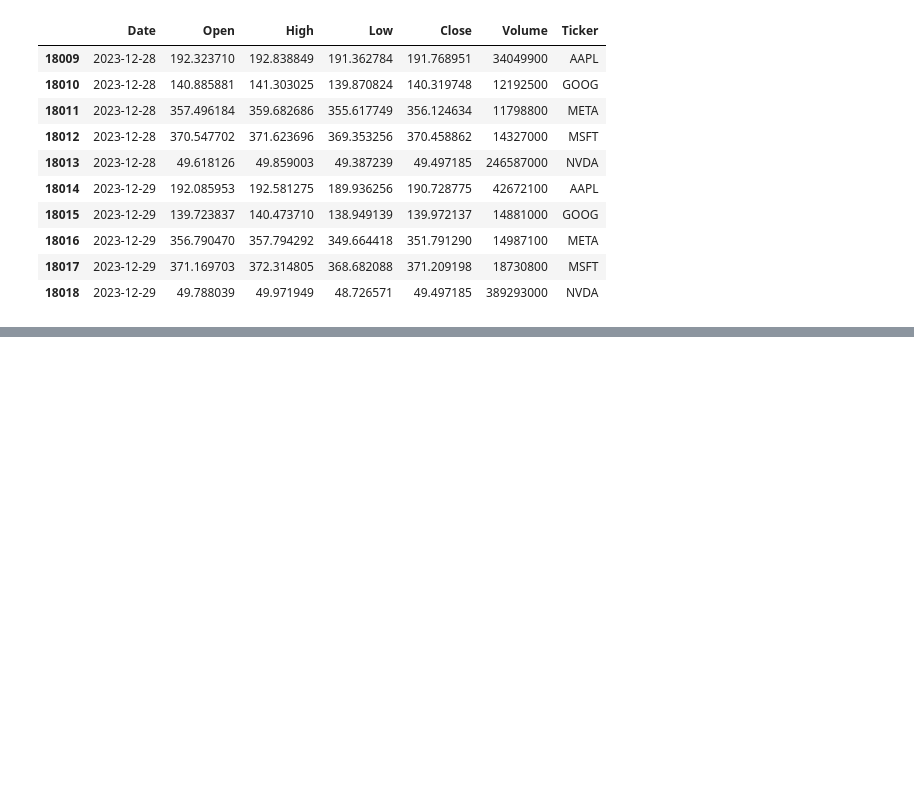
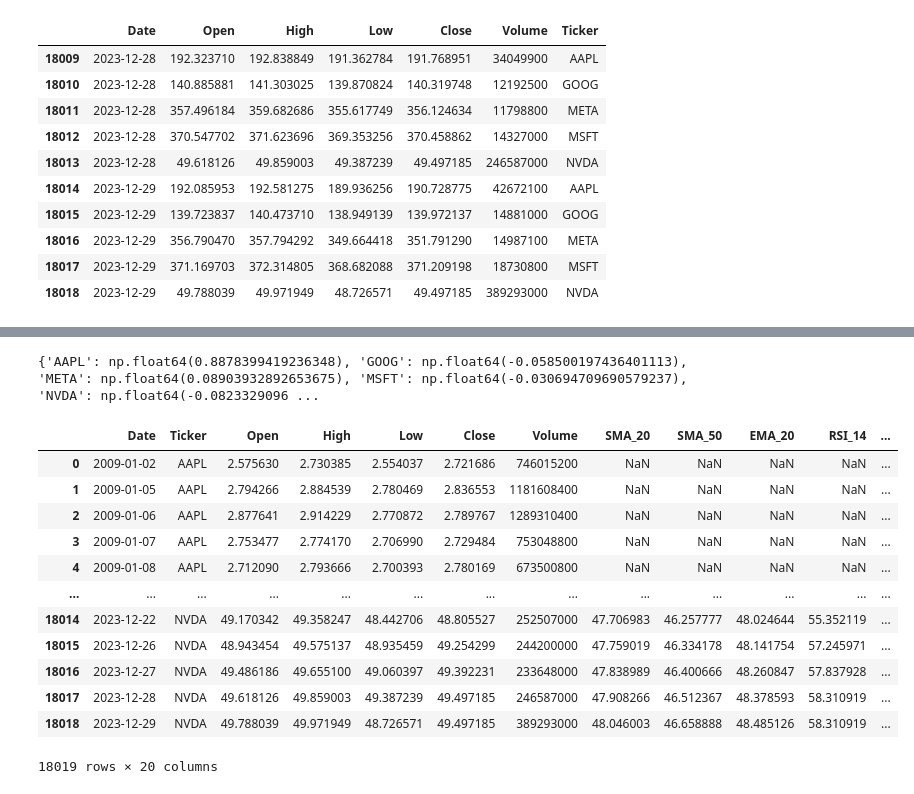
Before and after one commit to nathanaeldereje/financial-news-sentiment-analysis, a Jupyter notebook: notebooks/02_quant_analysis.ipynb, the cells around one changed output, grey strips where cells are left out. Cells and saved outputs as stored; diff of their text form; code cells hidden in the pictures; blank space fills up the shorter version.

```diff
--- a/notebooks/02_quant_analysis.ipynb
+++ b/notebooks/02_quant_analysis.ipynb
@@ -70,3 +71,5 @@ Total rows: 18019
 - **Moving Average Convergence Divergence (MACD):** 12, 26, 9
 # %%
-stocks_ta = add_ta_indicators(stocks)
+# compute technical indicators like sma,ema,rsi and macd and add them as columns to stocks_f
+stocks_f = add_ta_indicators(stocks)
+stocks_f.head(20) #quick check
@@ -92,0 +114,30 @@ stocks_ta.head(20)
+# %%
+cols_order = [
+    'Date', 'Ticker', 'Open', 'High', 'Low', 'Close', 'Volume',
+    'SMA_20', 'SMA_50', 'EMA_20', 'RSI_14',
+    'MACD_12_26_9', 'MACD_signal_12_26_9', 'MACD_hist_12_26_9',
+    'return', 'log_return', 'vol_30', 'cum_return', 'running_max', 'drawdown'
+]
+
+# Apply reorder
+stocks_f = stocks_f[cols_order]
+
+
+# Quick Check
+print(sharpe_ratios)
+stocks_f
+# %% [output]
+{'AAPL': np.float64(0.8878399419236348), 'GOOG': np.float64(-0.058500197436401113), 'META': np.float64(0.08903932892653675), 'MSFT': np.float64(-0.030694709690579237), 'NVDA': np.float64(-0.0823329096 ...
+|  | Date | Ticker | Open | High | Low | Close | Volume | SMA_20 | SMA_50 | EMA_20 | RSI_14 | ... |
+| 0 | 2009-01-02 | AAPL | 2.575630 | 2.730385 | 2.554037 | 2.721686 | 746015200 | NaN | NaN | NaN | NaN | ... |
+| 1 | 2009-01-05 | AAPL | 2.794266 | 2.884539 | 2.780469 | 2.836553 | 1181608400 | NaN | NaN | NaN | NaN | ... |
+| 2 | 2009-01-06 | AAPL | 2.877641 | 2.914229 | 2.770872 | 2.789767 | 1289310400 | NaN | NaN | NaN | NaN | ... |
+| 3 | 2009-01-07 | AAPL | 2.753477 | 2.774170 | 2.706990 | 2.729484 | 753048800 | NaN | NaN | NaN | NaN | ... |
+| 4 | 2009-01-08 | AAPL | 2.712090 | 2.793666 | 2.700393 | 2.780169 | 673500800 | NaN | NaN | NaN | NaN | ... |
+| ... | ... | ... | ... | ... | ... | ... | ... | ... | ... | ... | ... | ... |
+| 18014 | 2023-12-22 | NVDA | 49.170342 | 49.358247 | 48.442706 | 48.805527 | 252507000 | 47.706983 | 46.257777 | 48.024644 | 55.352119 | ... |
+| 18015 | 2023-12-26 | NVDA | 48.943454 | 49.575137 | 48.935459 | 49.254299 | 244200000 | 47.759019 | 46.334178 | 48.141754 | 57.245971 | ... |
+| 18016 | 2023-12-27 | NVDA | 49.486186 | 49.655100 | 49.060397 | 49.392231 | 233648000 | 47.838989 | 46.400666 | 48.260847 | 57.837928 | ... |
+| 18017 | 2023-12-28 | NVDA | 49.618126 | 49.859003 | 49.387239 | 49.497185 | 246587000 | 47.908266 | 46.512367 | 48.378593 | 58.310919 | ... |
+| 18018 | 2023-12-29 | NVDA | 49.788039 | 49.971949 | 48.726571 | 49.497185 | 389293000 | 48.046003 | 46.658888 | 48.485126 | 58.310919 | ... |
+18019 rows × 20 columns
```
Also changed, not shown: parts of 12 cells of this notebook, 2 other files.
